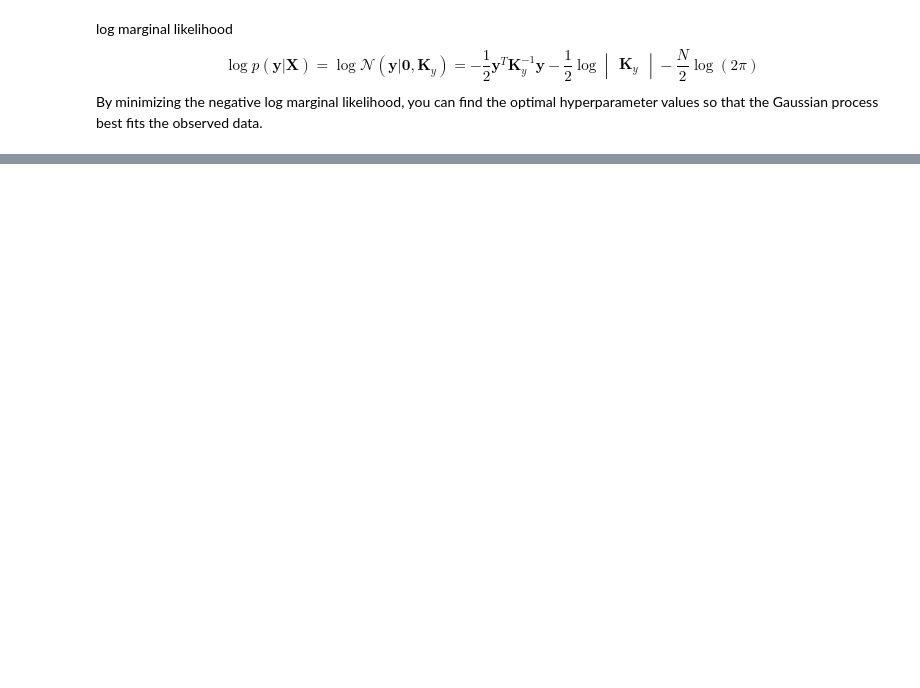
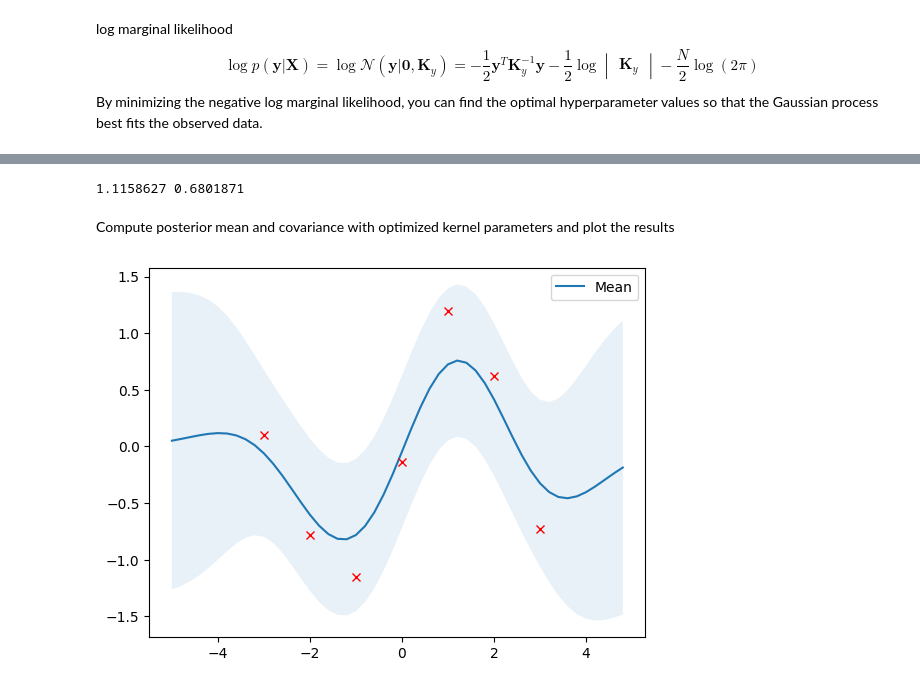
Before and after one commit to wzh-miasanmia/jax_mobo, a Jupyter notebook: jax_sobo/gp.ipynb, the cells around one changed output, grey strips where cells are left out. Cells and saved outputs as stored; diff of their text form; code cells hidden in the pictures; blank space fills up the shorter version.

```diff
--- a/jax_sobo/gp.ipynb
+++ b/jax_sobo/gp.ipynb
@@ -65,17 +69,17 @@ gp.plot_gp(mu_s, cov_s, X, X_train=X_train, Y_train=Y_train, samples=samples)
 # %% [markdown]
 Check for 2D input
 # %%
-key = random.PRNGKey(42)
-noise_2D = 0.1
+# key = random.PRNGKey(42)
+# noise_2D = 0.1
 
-rx, ry = jnp.arange(-5, 5, 0.3), jnp.arange(-5, 5, 0.3)
-gx, gy = jnp.meshgrid(rx, ry)
+# rx, ry = jnp.arange(-5, 5, 0.3), jnp.arange(-5, 5, 0.3)
+# gx, gy = jnp.meshgrid(rx, ry)
 
-X_2D = jnp.column_stack((gx.ravel(), gy.ravel()))
+# X_2D = jnp.column_stack((gx.ravel(), gy.ravel()))
 
-X_2D_train = random.uniform(key, (100, 2), minval=-4, maxval=4)
-Y_2D_train = jnp.sin(0.5 * jnp.linalg.norm(X_2D_train, axis=1)) + \
-             noise_2D * random.normal(key, (len(X_2D_train),))
-mu_s, _ = gp.posterior(X_2D, X_2D_train, Y_2D_train, sigma_y=noise_2D)
-gp.plot_gp_2D(gx, gy, mu_s, X_2D_train, Y_2D_train,
-           f'check for 2D', 1)
+# X_2D_train = random.uniform(key, (100, 2), minval=-4, maxval=4)
+# Y_2D_train = jnp.sin(0.5 * jnp.linalg.norm(X_2D_train, axis=1)) + \
+#              noise_2D * random.normal(key, (len(X_2D_train),))
+# mu_s, _ = gp.posterior(X_2D, X_2D_train, Y_2D_train, sigma_y=noise_2D)
+# gp.plot_gp_2D(gx, gy, mu_s, X_2D_train, Y_2D_train,
+#            f'check for 2D', 1)
@@ -93,0 +98,6 @@ By minimizing the negative log marginal likelihood, you can find the optimal hyp
+# %%
+noise = 0.5
+X_train = jnp.arange(-3, 4, 1).reshape(-1, 1)
+noise_values = noise * random.normal(key, shape=X_train.shape)
+Y_train = jnp.sin(X_train) + noise_values
+print(Y_train)
@@ -93,0 +112,16 @@ By minimizing the negative log marginal likelihood, you can find the optimal hyp
+# %%
+initial_theta = jnp.array([1.0,1.0])
+num_steps = 40
+lr = 0.01
+result = gp.optimize_mll(initial_theta, X_train, Y_train, noise, num_steps, lr, method='SGD')
+l_opt, sigma_f_opt = result
+print(l_opt, sigma_f_opt)
+# %% [output]
+1.1158627 0.6801871
+# %% [markdown]
+Compute posterior mean and covariance with optimized kernel parameters and plot the results
+# %%
+mu_s, cov_s = gp.posterior_jit(X, X_train, Y_train, l=l_opt, sigma_f=sigma_f_opt, sigma_y=noise)
+gp.plot_gp(mu_s, cov_s, X, X_train=X_train, Y_train=Y_train)
+# %% [output]
+[figure, added]
```
Also changed, not shown: parts of 8 cells of this notebook, 2 other files.
